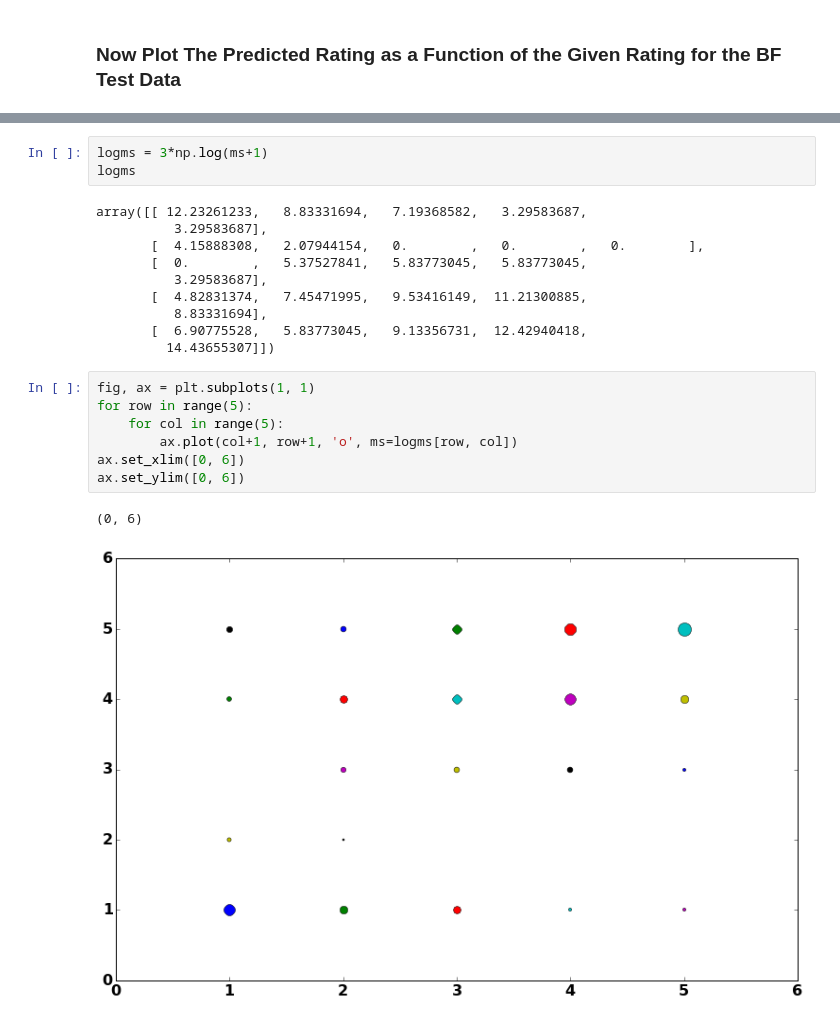
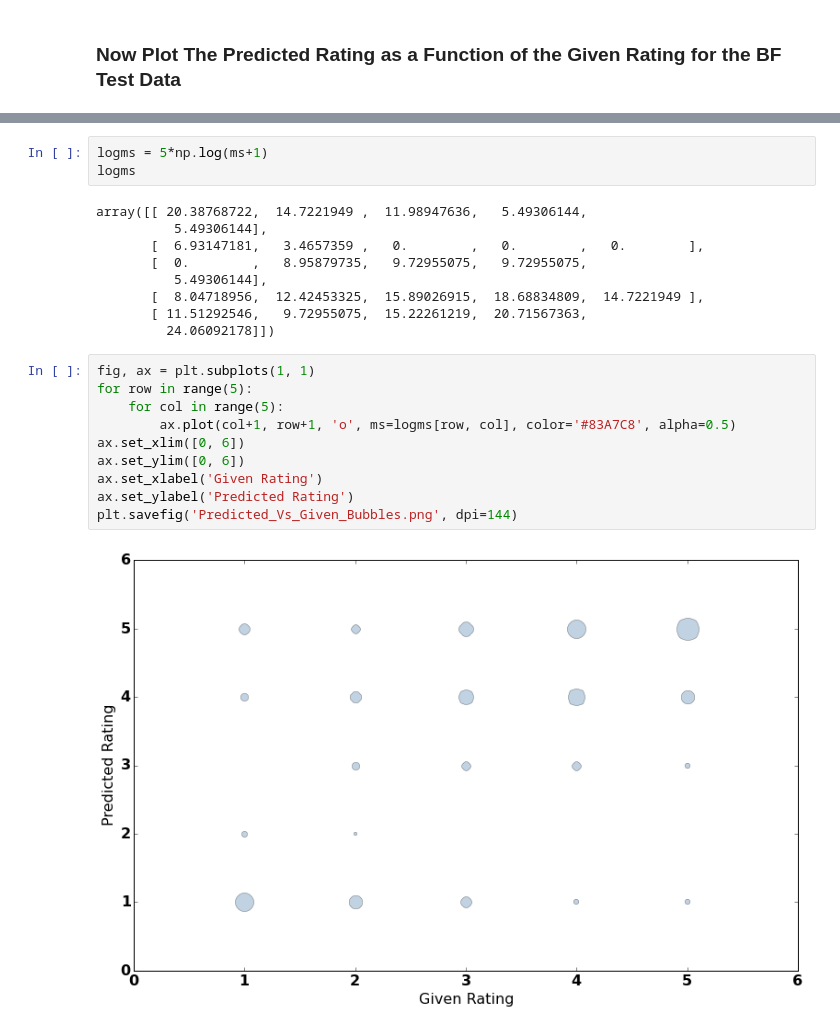
Before and after one commit to mattgiguere/doglodge, a Jupyter notebook: code/test_rating_classifiers.ipynb, the cells around one changed output, grey strips where cells are left out. Saved outputs shown, nothing was run; the diff lists cells and outputs as text.

```diff
--- a/code/test_rating_classifiers.ipynb
+++ b/code/test_rating_classifiers.ipynb
@@ -435,23 +410,24 @@ array([[  58.,   18.,   10.,    2.,    2.],
 # %%
-logms = 3*np.log(ms+1)
+logms = 5*np.log(ms+1)
 logms
 # %% [output]
-array([[ 12.23261233,   8.83331694,   7.19368582,   3.29583687,
-          3.29583687],
-       [  4.15888308,   2.07944154,   0.        ,   0.        ,   0.        ],
-       [  0.        ,   5.37527841,   5.83773045,   5.83773045,
-          3.29583687],
-       [  4.82831374,   7.45471995,   9.53416149,  11.21300885,
-          8.83331694],
-       [  6.90775528,   5.83773045,   9.13356731,  12.42940418,
-         14.43655307]])
+array([[ 20.38768722,  14.7221949 ,  11.98947636,   5.49306144,
+          5.49306144],
+       [  6.93147181,   3.4657359 ,   0.        ,   0.        ,   0.        ],
+       [  0.        ,   8.95879735,   9.72955075,   9.72955075,
+          5.49306144],
+       [  8.04718956,  12.42453325,  15.89026915,  18.68834809,  14.7221949 ],
+       [ 11.51292546,   9.72955075,  15.22261219,  20.71567363,
+         24.06092178]])
 # %%
 fig, ax = plt.subplots(1, 1)
 for row in range(5):
     for col in range(5):
-        ax.plot(col+1, row+1, 'o', ms=logms[row, col])
+        ax.plot(col+1, row+1, 'o', ms=logms[row, col], color='#83A7C8', alpha=0.5)
 ax.set_xlim([0, 6])
 ax.set_ylim([0, 6])
+ax.set_xlabel('Given Rating')
+ax.set_ylabel('Predicted Rating')
+plt.savefig('Predicted_Vs_Given_Bubbles.png', dpi=144)
 # %% [output]
-(0, 6)
-[figure, old version]
+[figure, new version]
```
Also changed, not shown: parts of 36 cells of this notebook, 3 other files.
